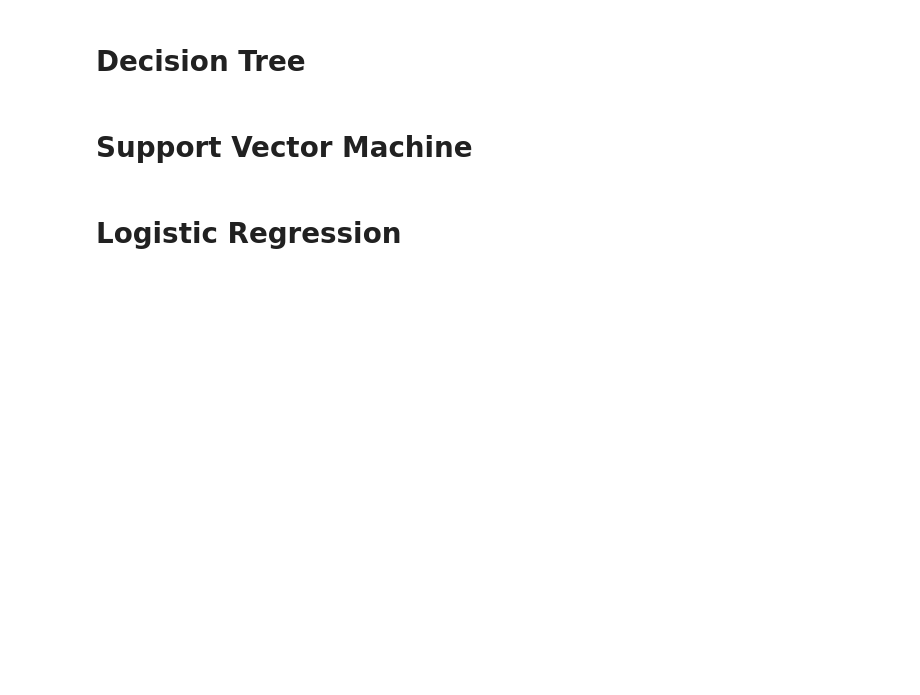
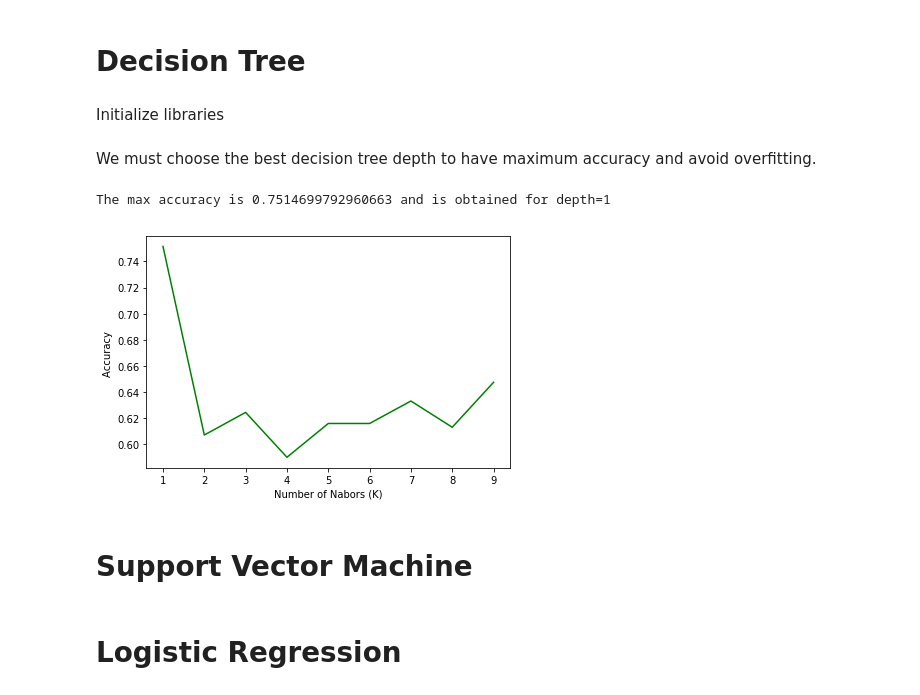
Before and after one commit to caroline-collet/coursera-capstone-project, a Jupyter notebook: the-best-classifier-final-project.ipynb, the cells around one changed output. Saved outputs shown, nothing was run; the diff lists cells and outputs as text; code cells hidden in the pictures; blank space fills up the shorter version.

```diff
--- a/the-best-classifier-final-project.ipynb
+++ b/the-best-classifier-final-project.ipynb
@@ -326,2 +321,4 @@ plt.show()
 # %% [markdown]
 # Decision Tree
+# %% [markdown]
+Initialize libraries
@@ -328,3 +329,24 @@ plt.show()
+# %% [markdown]
+We must choose the best decision tree depth to have maximum accuracy and avoid overfitting.
+# %%
+depths = 10
+mean_acc_dt = np.zeros((depths-1))
+for depth in range(1, depths):
+    loanTree = DecisionTreeClassifier(criterion="entropy", max_depth = depth)
+    scores = cross_val_score(loanTree, X, y, cv=5, scoring='accuracy')
+    mean_acc_dt[depth-1] = scores.mean()
+
+print(f"The max accuracy is {mean_acc_dt.max()} and is obtained for depth={mean_acc_dt.argmax()+1}")
+# %% [output]
+The max accuracy is 0.7514699792960663 and is obtained for depth=1
+# %%
+plt.plot(range(1,depths),mean_acc_dt,'g')
+plt.ylabel('Accuracy ')
+plt.xlabel('Number of Nabors (K)')
+plt.tight_layout()
+plt.show()
+# %% [output]
+[figure, added]
 # %% [markdown]
 # Support Vector Machine
 # %% [markdown]
```
Also changed, not shown: parts of 11 cells of this notebook.
